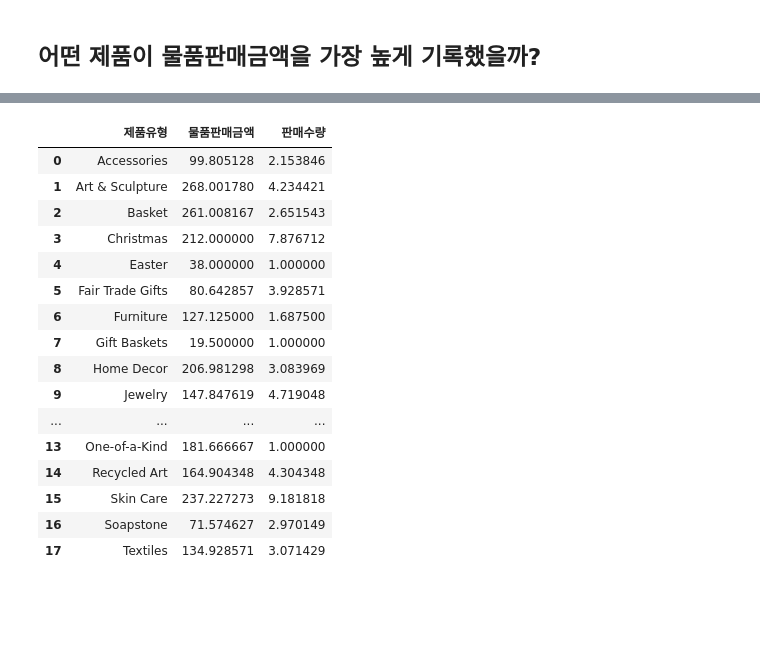
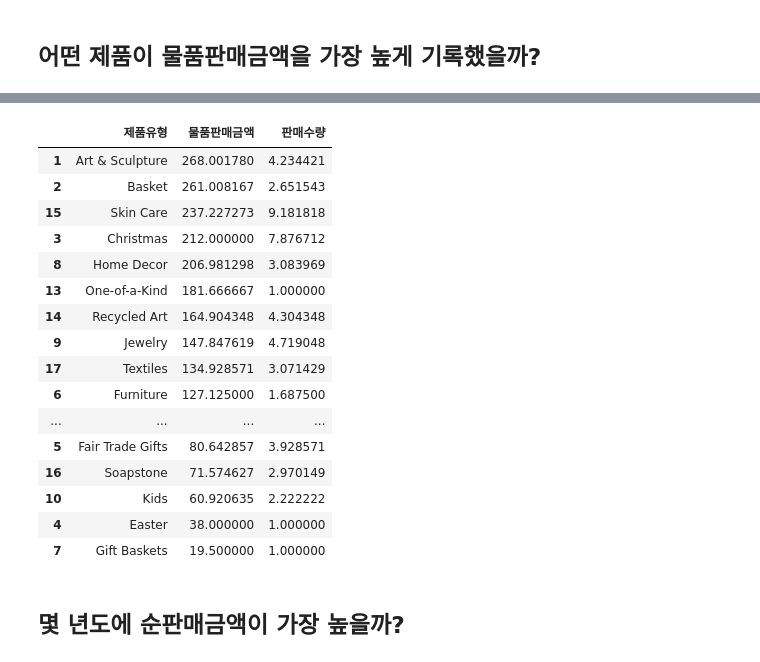
Before and after one commit to young-hun-jo/KaggleStruggle, a Jupyter notebook: Retail_sales/retail_sales_analysis.ipynb, the cells around one changed output, grey strips where cells are left out. Cells and saved outputs as stored; diff of their text form; code cells hidden in the pictures; blank space fills up the shorter version.

```diff
--- a/Retail_sales/retail_sales_analysis.ipynb
+++ b/Retail_sales/retail_sales_analysis.ipynb
@@ -213,23 +213,25 @@ warnings.filterwarnings(action='ignore')
 # %%
 # 제품유형에 따라 물품판매금액, 판매수량을 한꺼번에 그래프로 나타내보자
 df = product_sales.groupby(['제품유형'])['물품판매금액','판매수량'].mean()
 df = df.reset_index()
-df
+df.sort_values(by=['물품판매금액'], ascending=False)
 # %% [output]
 |  | 제품유형 | 물품판매금액 | 판매수량 |
-| 0 | Accessories | 99.805128 | 2.153846 |
 | 1 | Art & Sculpture | 268.001780 | 4.234421 |
 | 2 | Basket | 261.008167 | 2.651543 |
+| 15 | Skin Care | 237.227273 | 9.181818 |
 | 3 | Christmas | 212.000000 | 7.876712 |
-| 4 | Easter | 38.000000 | 1.000000 |
-| 5 | Fair Trade Gifts | 80.642857 | 3.928571 |
-| 6 | Furniture | 127.125000 | 1.687500 |
-| 7 | Gift Baskets | 19.500000 | 1.000000 |
 | 8 | Home Decor | 206.981298 | 3.083969 |
-| 9 | Jewelry | 147.847619 | 4.719048 |
-| ... | ... | ... | ... |
 | 13 | One-of-a-Kind | 181.666667 | 1.000000 |
 | 14 | Recycled Art | 164.904348 | 4.304348 |
-| 15 | Skin Care | 237.227273 | 9.181818 |
+| 9 | Jewelry | 147.847619 | 4.719048 |
+| 17 | Textiles | 134.928571 | 3.071429 |
+| 6 | Furniture | 127.125000 | 1.687500 |
+| ... | ... | ... | ... |
+| 5 | Fair Trade Gifts | 80.642857 | 3.928571 |
 | 16 | Soapstone | 71.574627 | 2.970149 |
-| 17 | Textiles | 134.928571 | 3.071429 |
+| 10 | Kids | 60.920635 | 2.222222 |
+| 4 | Easter | 38.000000 | 1.000000 |
+| 7 | Gift Baskets | 19.500000 | 1.000000 |
+# %% [markdown]
+## 몇 년도에 순판매금액이 가장 높을까?
```
Also changed, not shown: parts of 8 cells of this notebook.
